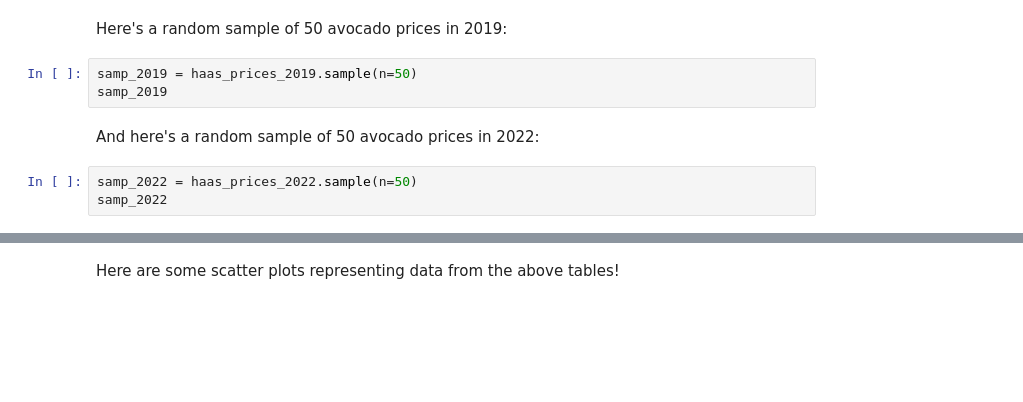
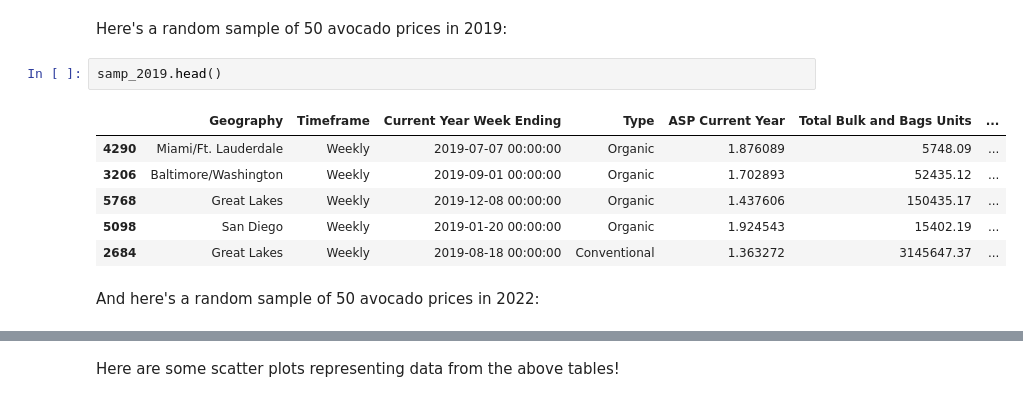
Before and after one commit to ds-modules/CalTeach-FA22, a Jupyter notebook: avocado/avocado_analysis.ipynb, the cells around one changed output, grey strips where cells are left out. Drawn from its saved outputs; the diff is of its cells as text; blank space fills up the shorter version.

```diff
--- a/avocado/avocado_analysis.ipynb
+++ b/avocado/avocado_analysis.ipynb
@@ -89,11 +52,14 @@ How can we look at changes overtime? Well, luckily the Hass Avocado Board has an
 Let’s take a look at a random sample of 50 avocado prices (ASP, or average selling price) in 2019 and 2022 from California.
 # %% [markdown]
 Here's a random sample of 50 avocado prices in 2019:
-# %%
-samp_2019 = haas_prices_2019.sample(n=50)
-samp_2019
+# %%
+samp_2019.head()
+# %% [output]
+|  | Geography | Timeframe | Current Year Week Ending | Type | ASP Current Year | Total Bulk and Bags Units | ... |
+| 4290 | Miami/Ft. Lauderdale | Weekly | 2019-07-07 00:00:00 | Organic | 1.876089 | 5748.09 | ... |
+| 3206 | Baltimore/Washington | Weekly | 2019-09-01 00:00:00 | Organic | 1.702893 | 52435.12 | ... |
+| 5768 | Great Lakes | Weekly | 2019-12-08 00:00:00 | Organic | 1.437606 | 150435.17 | ... |
+| 5098 | San Diego | Weekly | 2019-01-20 00:00:00 | Organic | 1.924543 | 15402.19 | ... |
+| 2684 | Great Lakes | Weekly | 2019-08-18 00:00:00 | Conventional | 1.363272 | 3145647.37 | ... |
 # %% [markdown]
 And here's a random sample of 50 avocado prices in 2022:
-# %%
-samp_2022 = haas_prices_2022.sample(n=50)
-samp_2022
```
Also changed, not shown: parts of 16 cells of this notebook.
